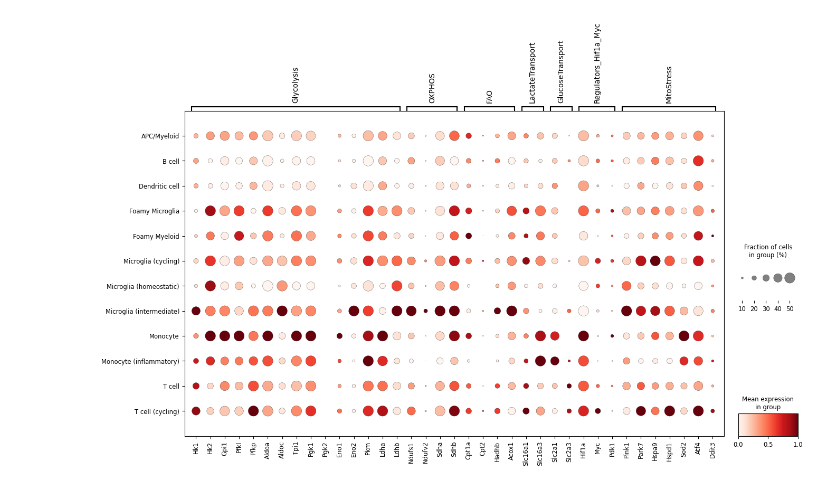
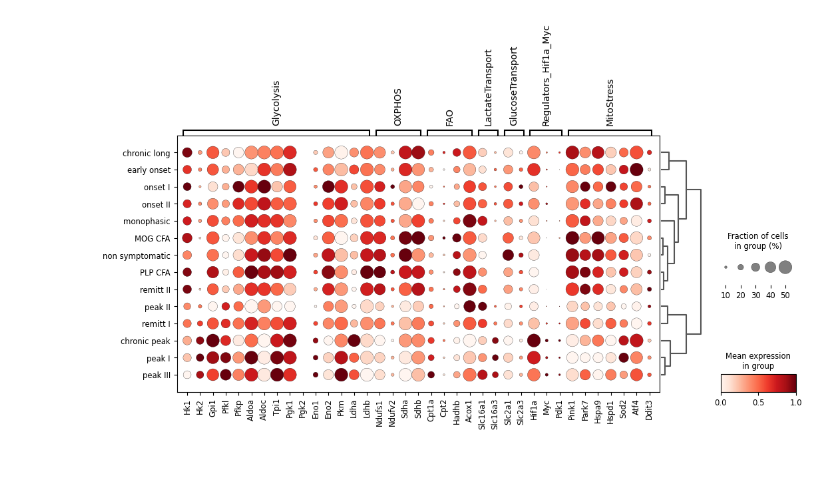
Before and after one commit to christoffermattssonlangseth/MitoMetaoMicS, a Jupyter notebook: notebooks/immune_meta.ipynb, the cells around one changed output. Cells and saved outputs as stored; diff of their text form; code cells hidden in the pictures.

```diff
--- a/notebooks/immune_meta.ipynb
+++ b/notebooks/immune_meta.ipynb
@@ -82,15 +93,15 @@ GENESETS = {
 
 # Create dotplot (returns a dict of Figures when var_names is a dict)
 sc.pl.dotplot(
-    adata_sub[adata_sub.obs.course.isin(['peak I','peak II','peak III', 'chronic peak'])],
+    adata,
     var_names=GENESETS,
-    groupby="sub_type_III",
+    groupby="course",
     standard_scale="var",
     dot_max=0.5,
     dot_min=0.05,
     color_map="Reds",
-    dendrogram=False,
+    dendrogram=True,
  #  categories_order=ordered_cell_types,
-    figsize=(15, 8),
+    figsize=(12, 5),
 )
 # %% [output]
@@ -97,4 +112,4 @@ sc.pl.dotplot(
-[figure, old version]
+[figure, new version]
 # %%
 immune_glia_factors = [
      "Tnf", "Gzmb",
```
Also changed, not shown: parts of 17 cells of this notebook, 1 other file.
